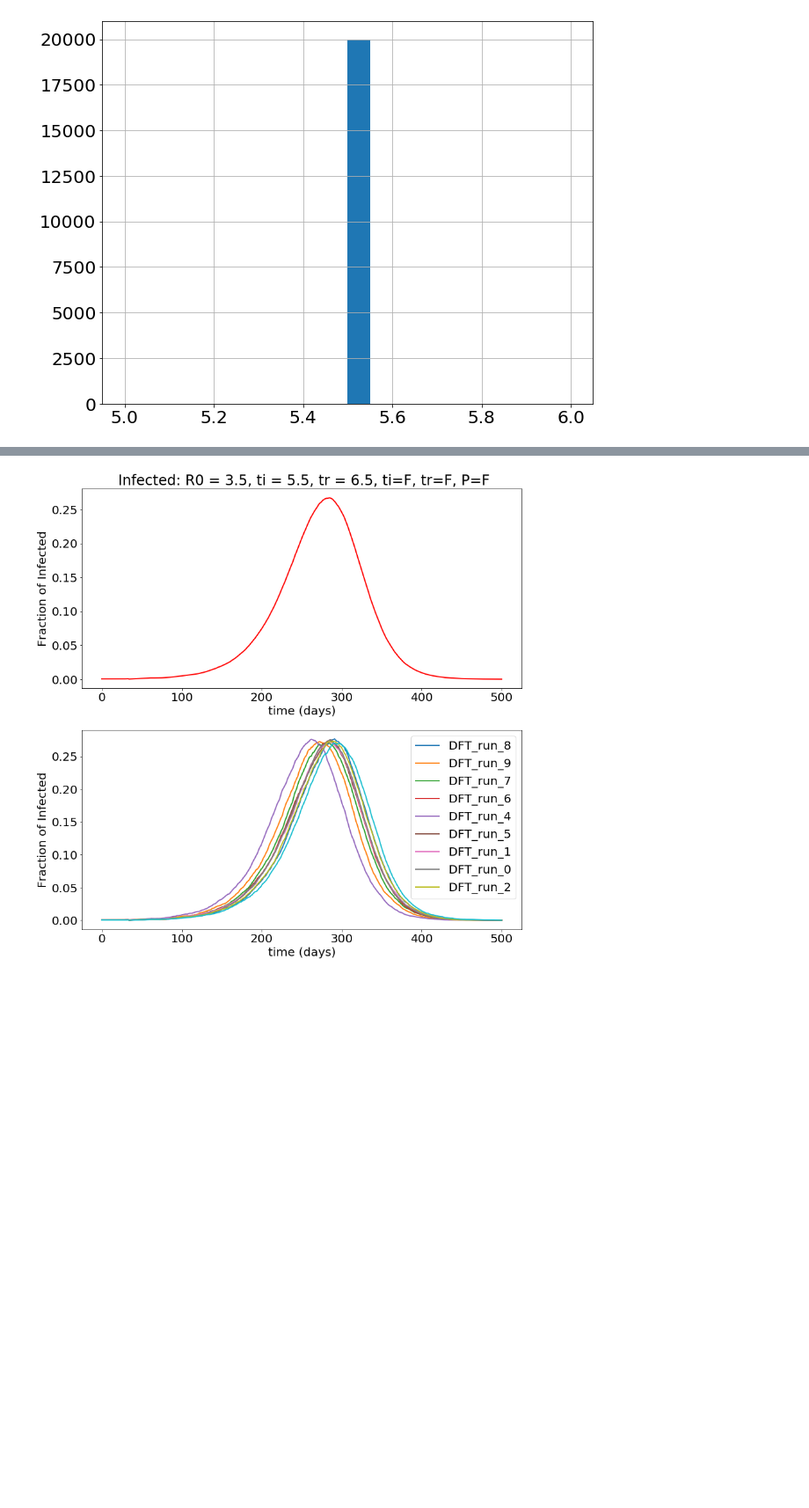
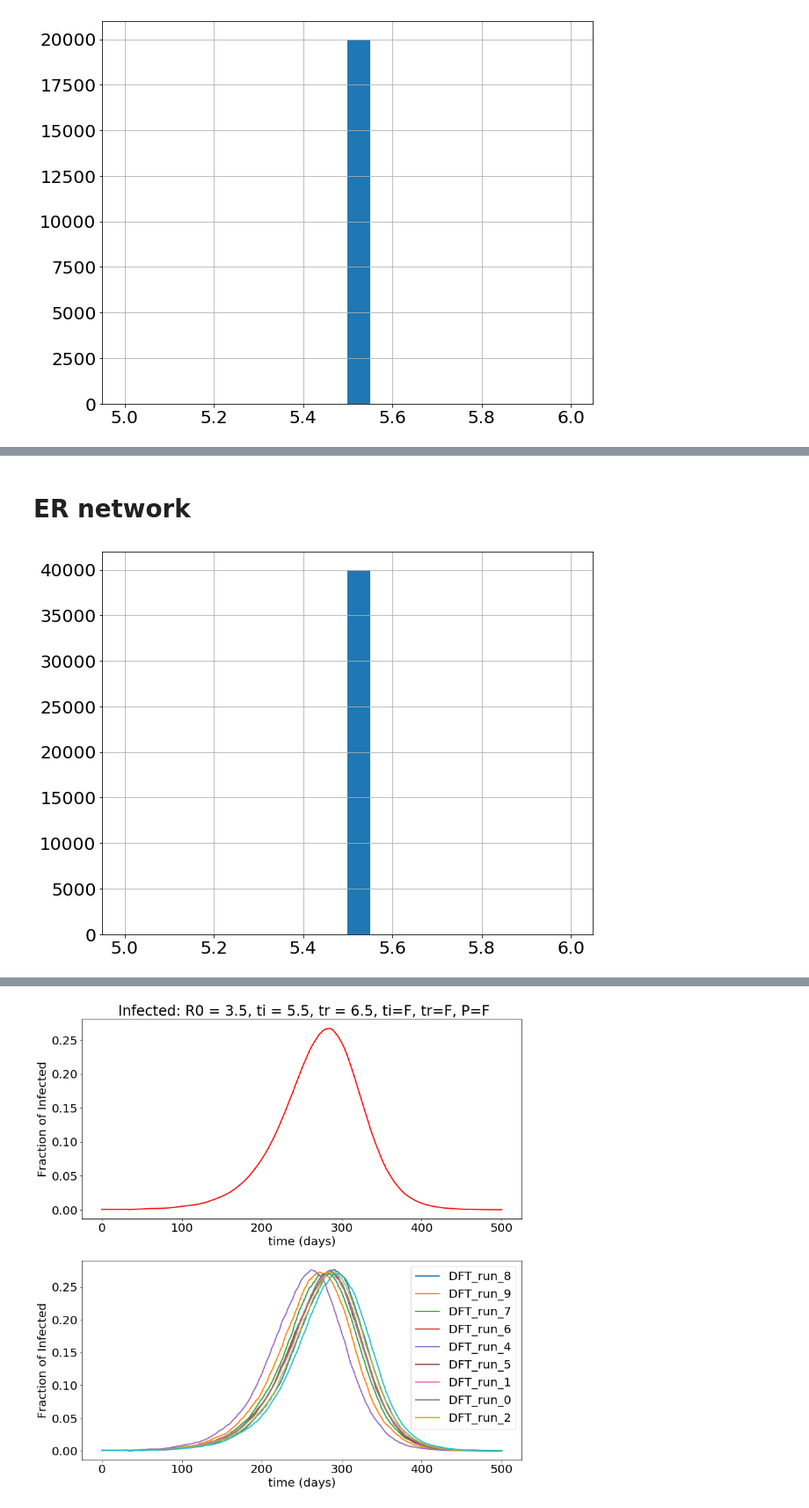
Before and after one commit to jjgomezcadenas/turtleWorld, a Jupyter notebook: notebooks/BarrioTortugaSEIR.ipynb, the cells around one changed output, grey strips where cells are left out. Shown at 88% size. Drawn from its saved outputs; the diff is of its cells as text; code cells hidden in the pictures; blank space fills up the shorter version.

```diff
--- a/notebooks/BarrioTortugaSEIR.ipynb
+++ b/notebooks/BarrioTortugaSEIR.ipynb
@@ -346,0 +347,8 @@ plot_runs_I(DFD, T=' NX Infected: R0 = 3.5, ti = 5.5, tr = 6.5, ti=F, tr=F, P=F'
+# %% [markdown]
+# ER network
+# %%
+DFD, FND = get_files(path=path, mdir = "Nx_ER_Turtles_40000_steps_500_i0_10_r0_3.5_ti_5.5_tr_6.5_Tid_F_Tir_F_Pdist_F")
+df = DFD['STA']
+hist = df.Ti.hist(bins=20)
+# %% [output]
+[figure, added]
```
Also changed, not shown: parts of 6 cells of this notebook, 1 other file.
